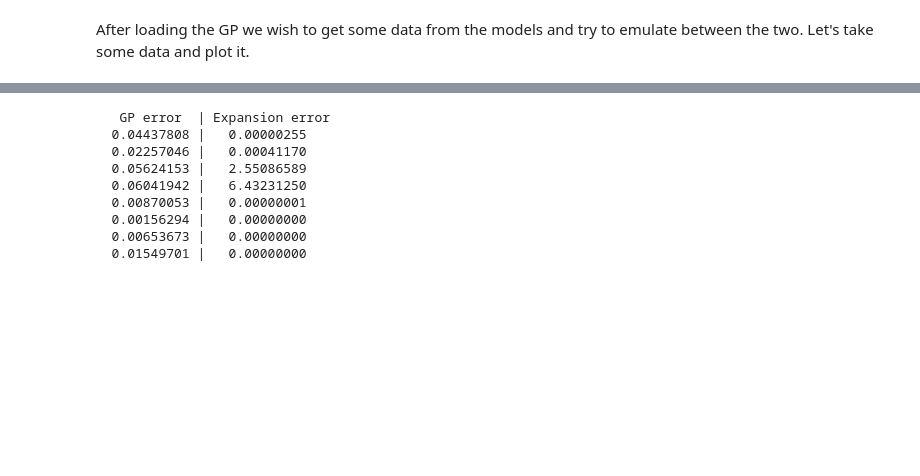
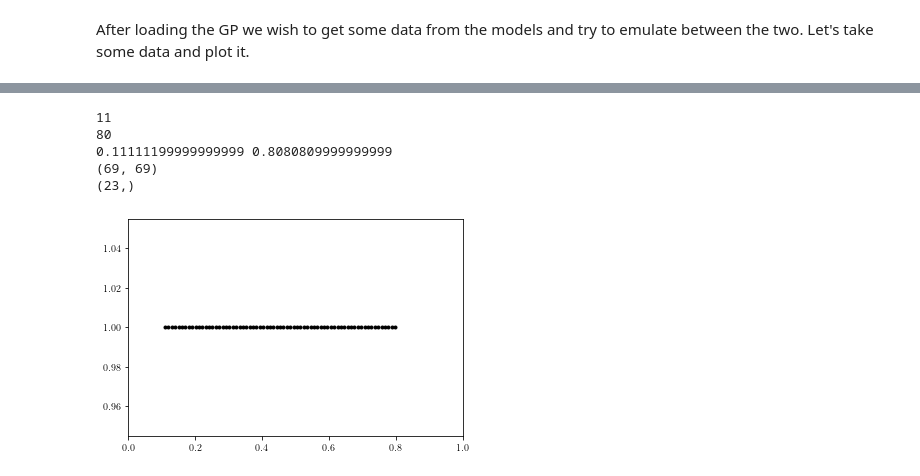
Before and after one commit to asemposki/SAMBA, a Jupyter notebook: model_mixing_gps.ipynb, the cells around one changed output, grey strips where cells are left out. Saved outputs shown, nothing was run; the diff lists cells and outputs as text; code cells hidden in the pictures; blank space fills up the shorter version.

```diff
--- a/model_mixing_gps.ipynb
+++ b/model_mixing_gps.ipynb
@@ -74,16 +80,26 @@ Would you like to save this figure? (yes/no)no
+# %%
+md_g, md_mean, md_sig, md_cov = new.MD_set(sigmas)
+
+#try to add small variance to cov to make it less singular
+md_cov = md_cov + 0.001*np.eye(len(md_cov))
+
+#thin the prediction set to every 10 entries to try ref dist
+md_gthin = md_g[::3]
+md_meanthin = md_mean[::3]
+md_sigthin = md_sig[::3]
+md_covthin = md_cov[::3,::3]
+
+print(np.shape(md_gthin))
+# %% [output]
+11
+80
+0.11111199999999999 0.8080809999999999
+(69, 69)
+(23,)
+[figure, added]
 # %%
 #access and print the values of the std dev for testing and for the model predictions
-stdev_models = np.concatenate((new.stdev_low, new.stdev_high))
-print('   GP error  | Expansion error')
-for i in range(len(stdev_models)):
-    print('  {:.8f} |   {:.8f}'.format(sig[i], stdev_models[i]))
+# stdev_models = np.concatenate((new.stdev_low, new.stdev_high))
+# print('   GP error  | Expansion error')
+# for i in range(len(stdev_models)):
+#     print('  {:.8f} |   {:.8f}'.format(sig[i], stdev_models[i]))
-# %% [output]
-   GP error  | Expansion error
-  0.04437808 |   0.00000255
-  0.02257046 |   0.00041170
-  0.05624153 |   2.55086589
-  0.06041942 |   6.43231250
-  0.00870053 |   0.00000001
-  0.00156294 |   0.00000000
-  0.00653673 |   0.00000000
-  0.01549701 |   0.00000000
```
Also changed, not shown: parts of 19 cells of this notebook.
